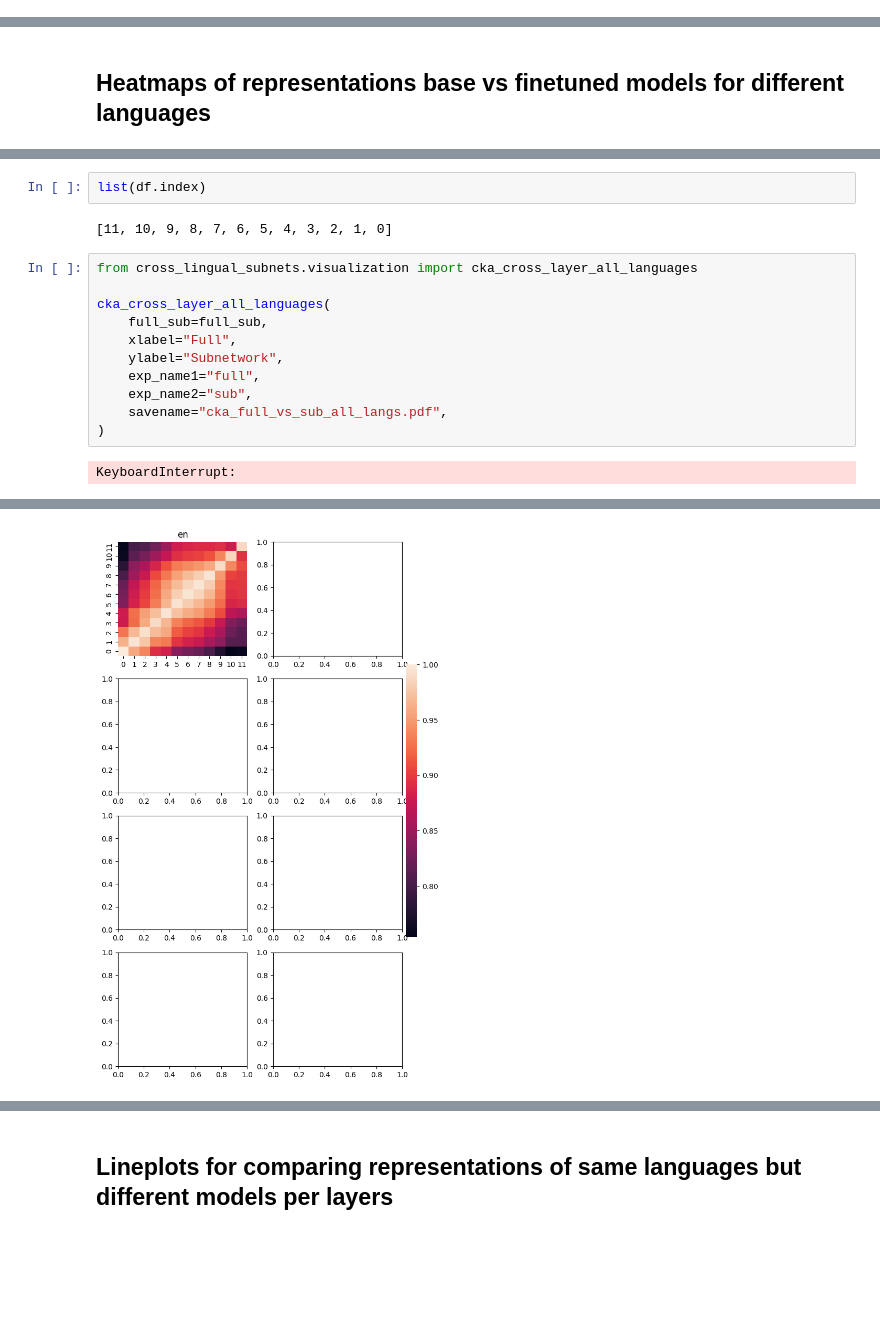
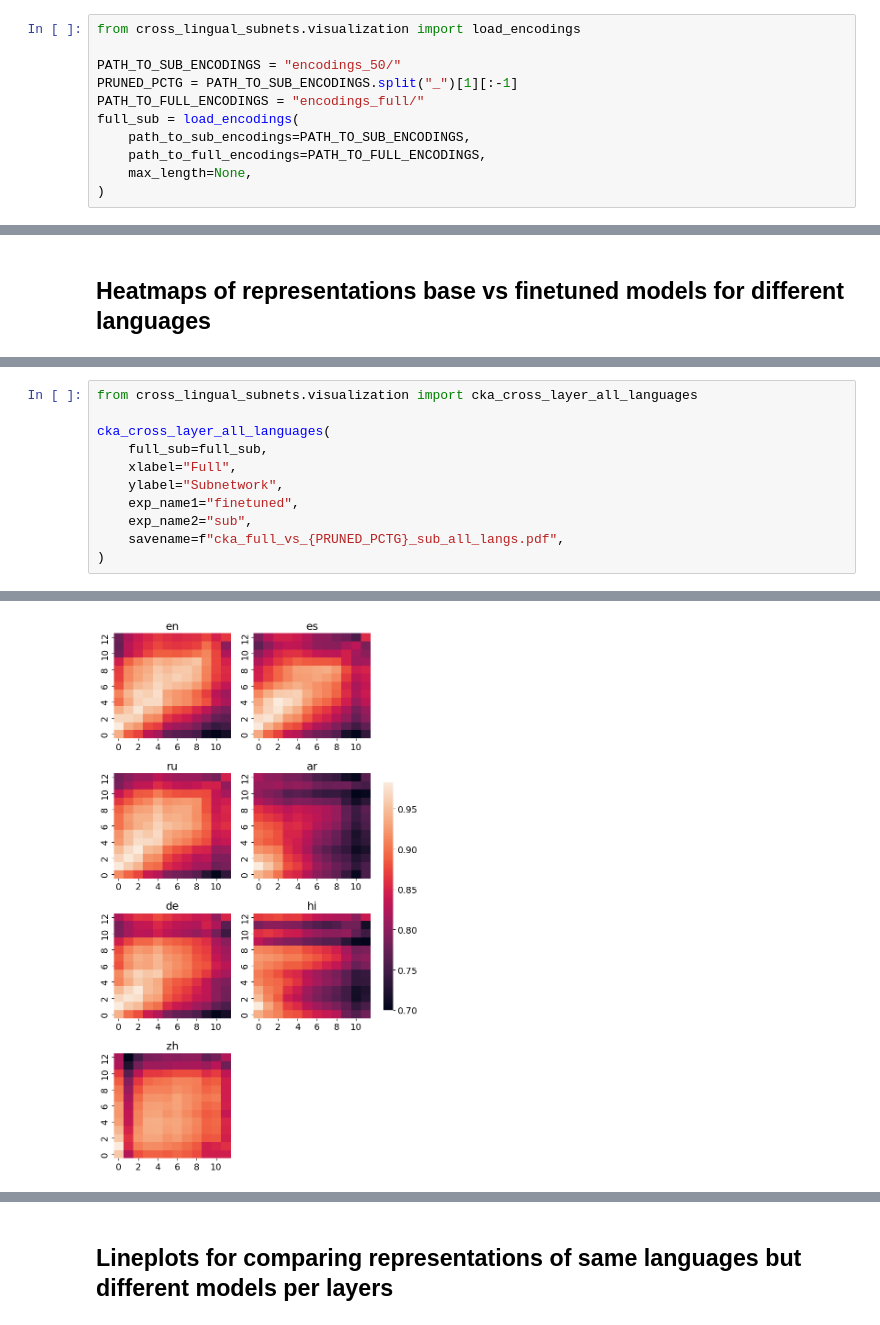
Before and after one commit to MaxBelitsky/cross-lingual-subnetworks, a Jupyter notebook: scripts/cka.ipynb, the cells around one changed output, grey strips where cells are left out. Cells and saved outputs as stored; diff of their text form; blank space fills up the shorter version.

Commit message:
feat: generate images for 50% pruned subnetworks

```diff
--- a/scripts/cka.ipynb
+++ b/scripts/cka.ipynb
@@ -24,0 +21,11 @@ full_sub = load_encodings(PATH_TO_ENCODINGS, max_length=50)
+# %%
+from cross_lingual_subnets.visualization import load_encodings
+
+PATH_TO_SUB_ENCODINGS = "encodings_50/"
+PRUNED_PCTG = PATH_TO_SUB_ENCODINGS.split("_")[1][:-1]
+PATH_TO_FULL_ENCODINGS = "encodings_full/"
+full_sub = load_encodings(
+    path_to_sub_encodings=PATH_TO_SUB_ENCODINGS,
+    path_to_full_encodings=PATH_TO_FULL_ENCODINGS,
+    max_length=None,
+)
@@ -79,7 +107,3 @@ df = cka_cross_layer_all_languages(
-# %%
-list(df.index)
-# %% [output]
-[11, 10, 9, 8, 7, 6, 5, 4, 3, 2, 1, 0]
 # %%
 from cross_lingual_subnets.visualization import cka_cross_layer_all_languages
 
@@ -87,9 +111,8 @@ cka_cross_layer_all_languages(
     full_sub=full_sub,
     xlabel="Full",
     ylabel="Subnetwork",
-    exp_name1="full",
+    exp_name1="finetuned",
     exp_name2="sub",
-    savename="cka_full_vs_sub_all_langs.pdf",
+    savename=f"cka_full_vs_{PRUNED_PCTG}_sub_all_langs.pdf",
 )
 # %% [output]
-KeyboardInterrupt:
@@ -96,2 +133,2 @@ KeyboardInterrupt:
-[figure, old version]
+[figure, new version]
 # %%
```
Also changed, not shown: parts of 22 cells of this notebook, 18 other files.
